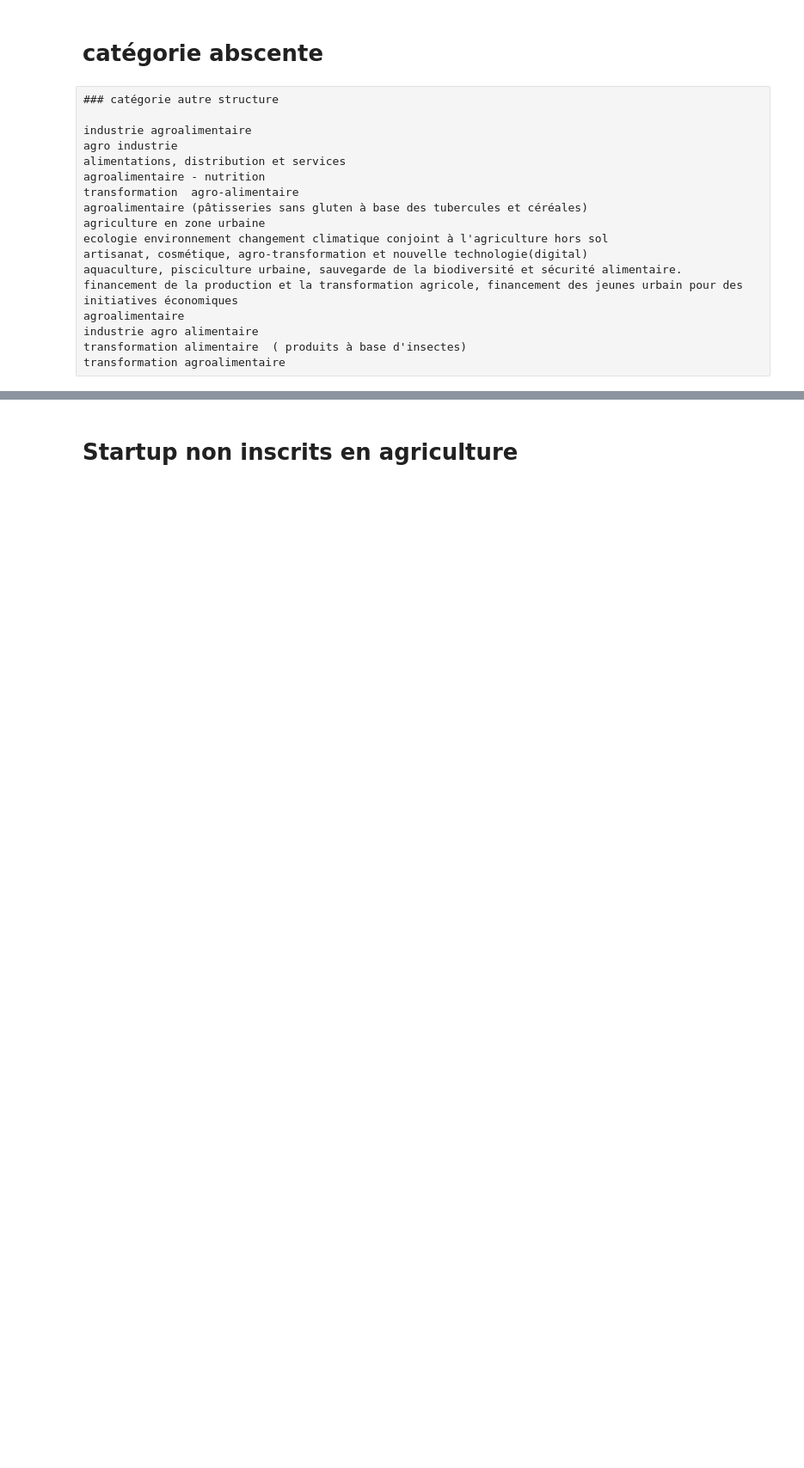
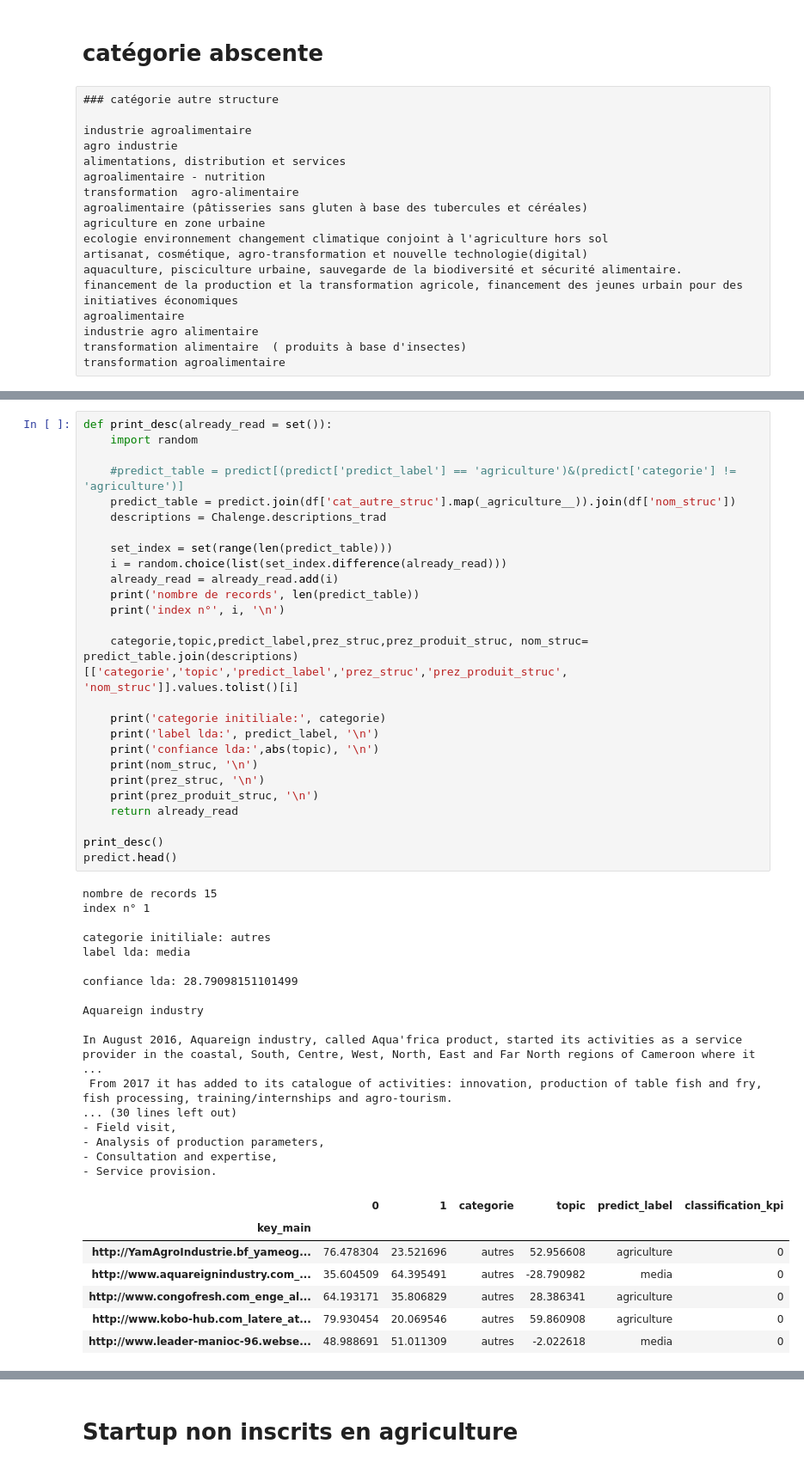
Before and after one commit to Digital-Africa/Base_Challenge_1000, a Jupyter notebook: 1-LDA-label_agri.ipynb, the cells around one changed output, grey strips where cells are left out. Shown: that part at 86% size. Saved outputs shown, nothing was run; the diff lists cells and outputs as text; blank space fills up the shorter version.

```diff
--- a/1-LDA-label_agri.ipynb
+++ b/1-LDA-label_agri.ipynb
@@ -324,0 +269,51 @@ We have two types of syrup, bissap and ginger. One is the chocolate cookies and
+# %%
+def print_desc(already_read = set()):
+    import random
+
+    #predict_table = predict[(predict['predict_label'] == 'agriculture')&(predict['categorie'] != 'agriculture')]
+    predict_table = predict.join(df['cat_autre_struc'].map(_agriculture__)).join(df['nom_struc'])
+    descriptions = Chalenge.descriptions_trad
+
+    set_index = set(range(len(predict_table)))
+    i = random.choice(list(set_index.difference(already_read)))
+    already_read = already_read.add(i)
+    print('nombre de records', len(predict_table))
+    print('index n°', i, '\n')
+
+    categorie,topic,predict_label,prez_struc,prez_produit_struc, nom_struc= predict_table.join(descriptions)[['categorie','topic','predict_label','prez_struc','prez_produit_struc', 'nom_struc']].values.tolist()[i]
+
+    print('categorie initiliale:', categorie)
+    print('label lda:', predict_label, '\n')
+    print('confiance lda:',abs(topic), '\n')
+    print(nom_struc, '\n')
+    print(prez_struc, '\n')
+    print(prez_produit_struc, '\n')
+    return already_read
+
+print_desc()
+predict.head()
+# %% [output]
+nombre de records 15
+index n° 1
+
+categorie initiliale: autres
+label lda: media
+
+confiance lda: 28.79098151101499
+
+Aquareign industry
+
+In August 2016, Aquareign industry, called Aqua'frica product, started its activities as a service provider in the coastal, South, Centre, West, North, East and Far North regions of Cameroon where it  ...
+ From 2017 it has added to its catalogue of activities: innovation, production of table fish and fry, fish processing, training/internships and agro-tourism.
+... (30 lines left out)
+- Field visit,
+- Analysis of production parameters,
+- Consultation and expertise,
+- Service provision.
+|  | 0 | 1 | categorie | topic | predict_label | classification_kpi |
+| key_main |  |  |  |  |  |  |
+| http://YamAgroIndustrie.bf_yameog... | 76.478304 | 23.521696 | autres | 52.956608 | agriculture | 0 |
+| http://www.aquareignindustry.com_... | 35.604509 | 64.395491 | autres | -28.790982 | media | 0 |
+| http://www.congofresh.com_enge_al... | 64.193171 | 35.806829 | autres | 28.386341 | agriculture | 0 |
+| http://www.kobo-hub.com_latere_at... | 79.930454 | 20.069546 | autres | 59.860908 | agriculture | 0 |
+| http://www.leader-manioc-96.webse... | 48.988691 | 51.011309 | autres | -2.022618 | media | 0 |
```
Also changed, not shown: parts of 17 cells of this notebook, 44 other files.
